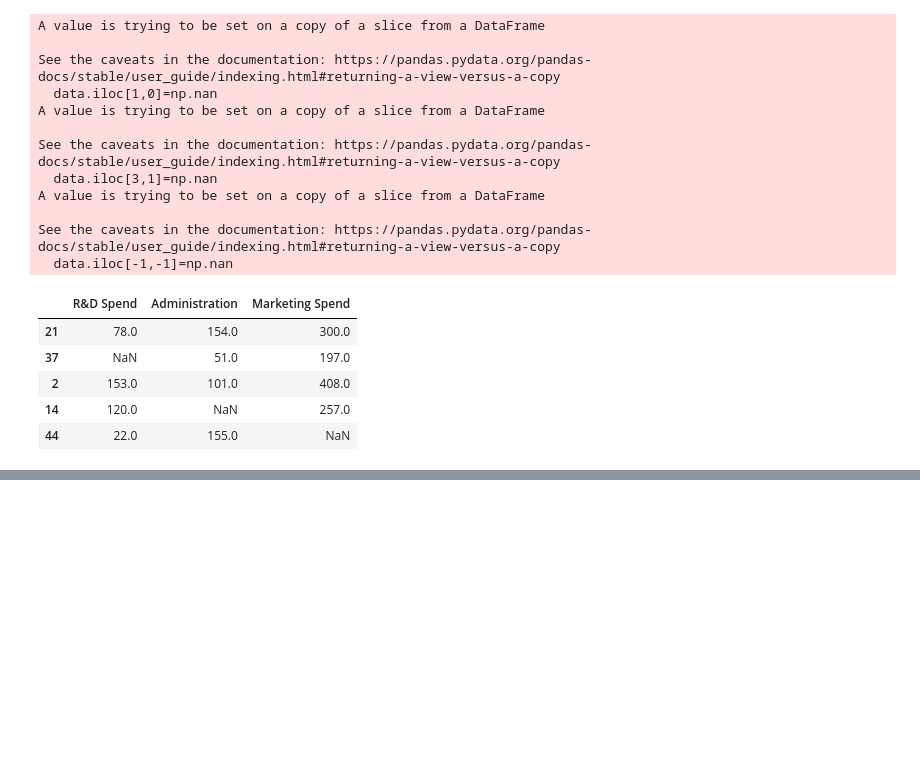
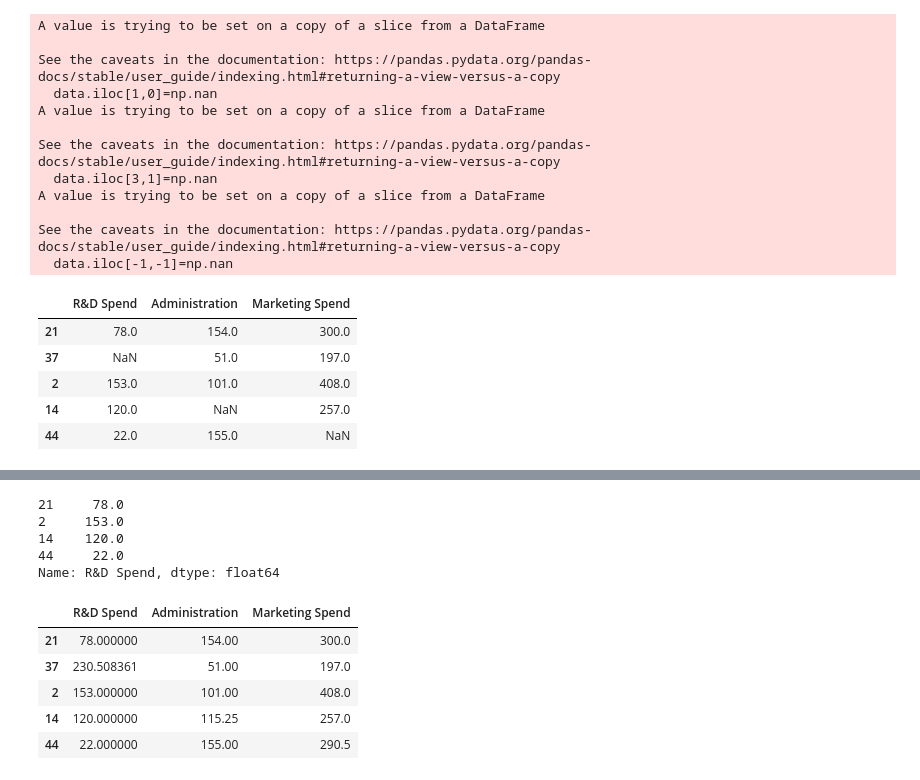
Before and after one commit to khanalasmit/machinelearning, a Jupyter notebook: 21-Multivarient-impuatition/iterative_impuation.ipynb, the cells around one changed output, grey strips where cells are left out. Saved outputs shown, nothing was run; the diff lists cells and outputs as text; code cells hidden in the pictures; blank space fills up the shorter version.

```diff
--- a/21-Multivarient-impuatition/iterative_impuation.ipynb
+++ b/21-Multivarient-impuatition/iterative_impuation.ipynb
@@ -103,0 +124,8 @@ df0['Marketing Spend']=data['Marketing Spend'].fillna(data['Marketing Spend'].me
+# %%
+'''separting the column one by one :here at first the nan is introduced in the first
+column which will be treated as the ouput and the other as the input
+to fit in the linear regression model and it will be done for all of the
+columns but one at a time
+'''
+X=df1.iloc[[0,2,3,4],1:3]
+X
@@ -103,0 +138,22 @@ df0['Marketing Spend']=data['Marketing Spend'].fillna(data['Marketing Spend'].me
+# %%
+Y=df1.iloc[[0,2,3,4],0]
+Y
+# %% [output]
+21     78.0
+2     153.0
+14    120.0
+44     22.0
+Name: R&D Spend, dtype: float64
+# %%
+lr=LinearRegression()
+lr.fit(X,Y)
+df1.iloc[1,0]=lr.predict(df1.iloc[1,1:].values.reshape(1,2))
+# %%
+df1
+# %% [output]
+|  | R&D Spend | Administration | Marketing Spend |
+| 21 | 78.000000 | 154.00 | 300.0 |
+| 37 | 230.508361 | 51.00 | 197.0 |
+| 2 | 153.000000 | 101.00 | 408.0 |
+| 14 | 120.000000 | 115.25 | 257.0 |
+| 44 | 22.000000 | 155.00 | 290.5 |
```
Also changed, not shown: parts of 16 cells of this notebook.
